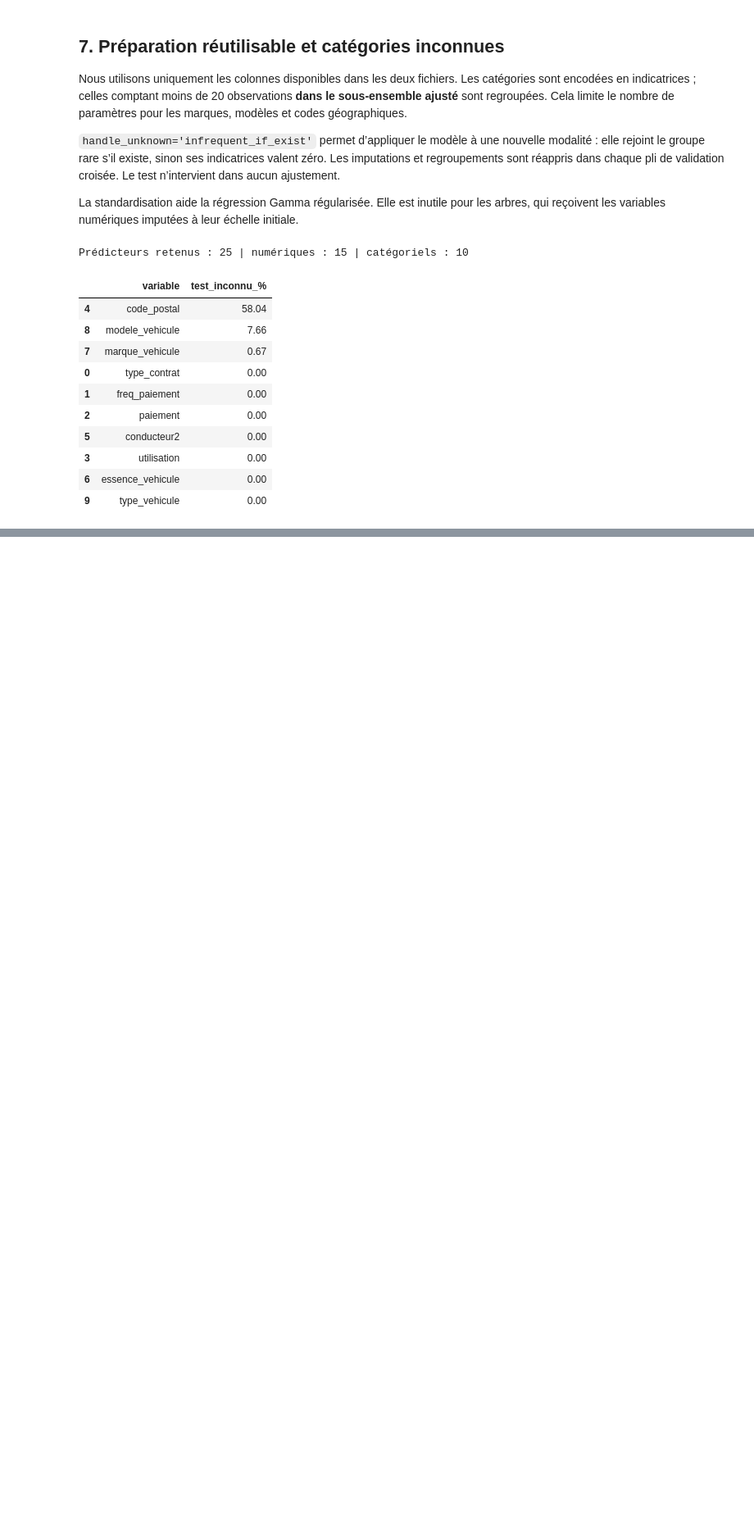
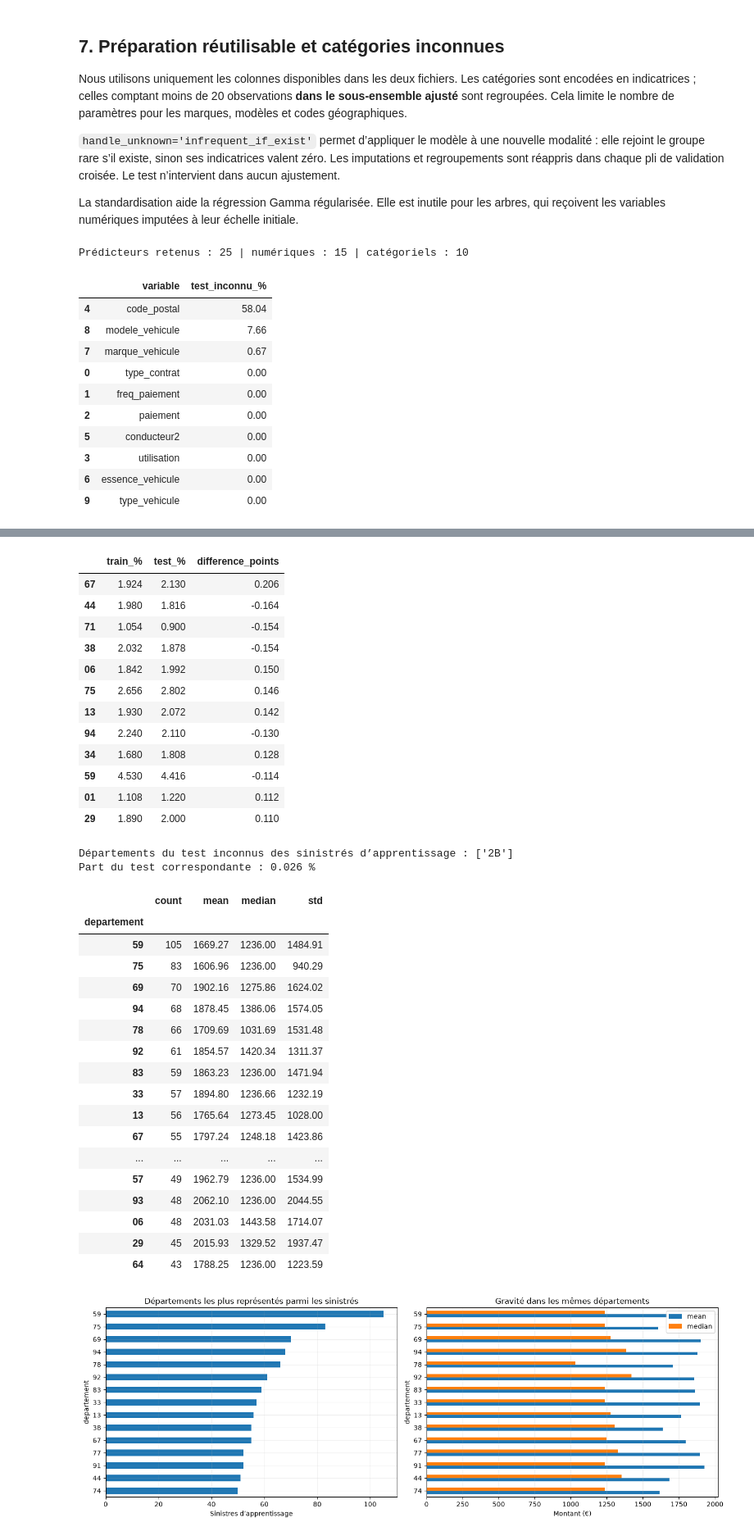
Before and after one commit to MaximilienCY/TD-Tarification-automobile-par-Machine-Learning, a Jupyter notebook: modele_gravite.ipynb, the cells around one changed output, grey strips where cells are left out. Shown at 82% size. Cells and saved outputs as stored; diff of their text form; code cells hidden in the pictures; blank space fills up the shorter version.

```diff
--- a/modele_gravite.ipynb
+++ b/modele_gravite.ipynb
@@ -769,0 +549,44 @@ Contrôles finaux : OK
+# %%
+def extraire_departement(codes):
+    """Département d’un code communal compatible COG ; formats ambigus -> manquant."""
+    s = codes.astype('string').str.strip().str.upper()
+    result = pd.Series(np.nan, index=s.index, dtype=object)
+    metro = s.str.fullmatch(r'(?:0[1-9]|1[0-9]|2[1-9]|[3-8][0-9]|9[0-5]|2A|2B)[0-9]{3}', na=False)
+    dom = s.str.fullmatch(r'97[1-46][0-9]{2}', na=False)
+    result.loc[metro] = s.loc[metro].str[:2]
+    result.loc[dom] = s.loc[dom].str[:3]
+    return result
+
+examples = pd.Series(['01001','2A004','2B150','97101','97411','97601','20000','BAD',None])
+expected = ['01','2A','2B','971','974','976']
+assert extraire_departement(examples).iloc[:6].tolist() == expected
+assert extraire_departement(examples).iloc[6:].isna().all()
+dep_train = extraire_departement(train.code_postal)
+dep_test = extraire_departement(test.code_postal)
+dep_dev = extraire_departement(dev.code_postal)
+assert dep_train.notna().all() and dep_test.notna().all()
+summary_departments = []
+for label, series in [('Train complet',dep_train),('Sinistrés train',dep_train.loc[claims.index]),
+                      ('Sinistrés apprentissage',dep_dev),('Test',dep_test)]:
+    counts = series.value_counts()
+    summary_departments.append({'population':label,'departements_distincts':len(counts),
+        'departements_au_moins_20':int((counts>=20).sum()),'effectif_maximum':counts.max(),
+        'part_lignes_dans_departements_rares_%':100*counts[counts<20].sum()/len(series)})
+display(pd.DataFrame(summary_departments).set_index('population').round(2))
+department_shift = pd.DataFrame({'train_%':dep_train.value_counts(normalize=True)*100,
+                                  'test_%':dep_test.value_counts(normalize=True)*100}).fillna(0)
+department_shift['difference_points'] = department_shift['test_%']-department_shift['train_%']
+display(department_shift.reindex(department_shift.difference_points.abs().sort_values(ascending=False).index).head(12).round(3))
+print('Départements du test inconnus des sinistrés d’apprentissage :',sorted(set(dep_test)-set(dep_dev)))
+print('Part du test correspondante :',f'{100*(~dep_test.isin(dep_dev)).mean():.3f} %')
+# Relations à la gravité uniquement sur les sinistrés d’apprentissage.
+department_stats = dev.assign(departement=dep_dev).groupby('departement')[TARGET].agg(['count','mean','median','std'])
+display(department_stats.sort_values('count',ascending=False).head(20).round(2))
+fig,axes=plt.subplots(1,2,figsize=(14,5))
+top_departments = department_stats.nlargest(15,'count').sort_values('count')
+top_departments['count'].plot.barh(ax=axes[0],title='Départements les plus représentés parmi les sinistrés')
+axes[0].set_xlabel('Sinistres d’apprentissage')
+top_departments[['mean','median']].plot.barh(ax=axes[1],title='Gravité dans les mêmes départements')
+axes[1].set_xlabel('Montant (€)')
+plt.tight_layout();plt.show()
+# %% [output]
@@ -769,0 +599,34 @@ Contrôles finaux : OK
+|  | train_% | test_% | difference_points |
+| 67 | 1.924 | 2.130 | 0.206 |
+| 44 | 1.980 | 1.816 | -0.164 |
+| 71 | 1.054 | 0.900 | -0.154 |
+| 38 | 2.032 | 1.878 | -0.154 |
+| 06 | 1.842 | 1.992 | 0.150 |
+| 75 | 2.656 | 2.802 | 0.146 |
+| 13 | 1.930 | 2.072 | 0.142 |
+| 94 | 2.240 | 2.110 | -0.130 |
+| 34 | 1.680 | 1.808 | 0.128 |
+| 59 | 4.530 | 4.416 | -0.114 |
+| 01 | 1.108 | 1.220 | 0.112 |
+| 29 | 1.890 | 2.000 | 0.110 |
+Départements du test inconnus des sinistrés d’apprentissage : ['2B']
+Part du test correspondante : 0.026 %
+|  | count | mean | median | std |
+| departement |  |  |  |  |
+| 59 | 105 | 1669.27 | 1236.00 | 1484.91 |
+| 75 | 83 | 1606.96 | 1236.00 | 940.29 |
+| 69 | 70 | 1902.16 | 1275.86 | 1624.02 |
+| 94 | 68 | 1878.45 | 1386.06 | 1574.05 |
+| 78 | 66 | 1709.69 | 1031.69 | 1531.48 |
+| 92 | 61 | 1854.57 | 1420.34 | 1311.37 |
+| 83 | 59 | 1863.23 | 1236.00 | 1471.94 |
+| 33 | 57 | 1894.80 | 1236.66 | 1232.19 |
+| 13 | 56 | 1765.64 | 1273.45 | 1028.00 |
+| 67 | 55 | 1797.24 | 1248.18 | 1423.86 |
+| ... | ... | ... | ... | ... |
+| 57 | 49 | 1962.79 | 1236.00 | 1534.99 |
+| 93 | 48 | 2062.10 | 1236.00 | 2044.55 |
+| 06 | 48 | 2031.03 | 1443.58 | 1714.07 |
+| 29 | 45 | 2015.93 | 1329.52 | 1937.47 |
+| 64 | 43 | 1788.25 | 1236.00 | 1223.59 |
+[figure, added]
```
Also changed, not shown: parts of 49 cells of this notebook, 13 other files.
